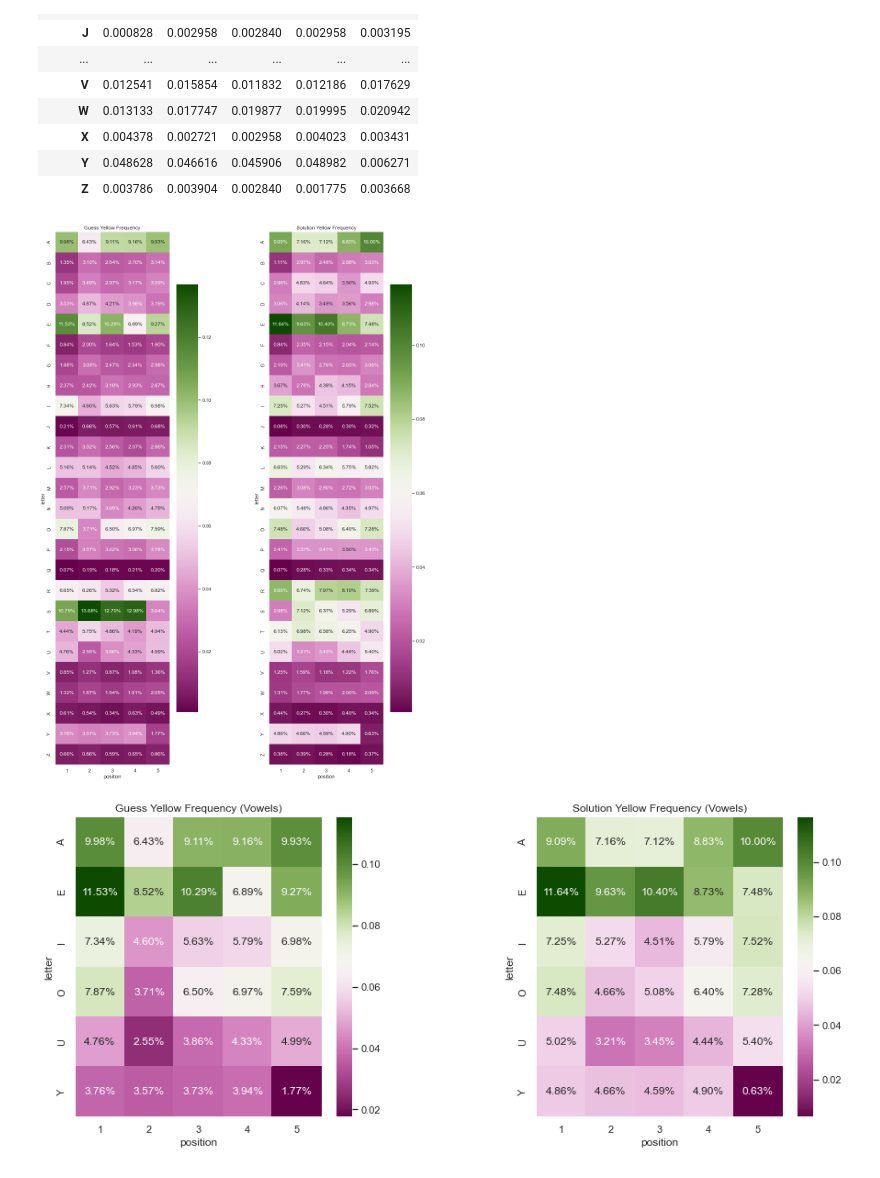
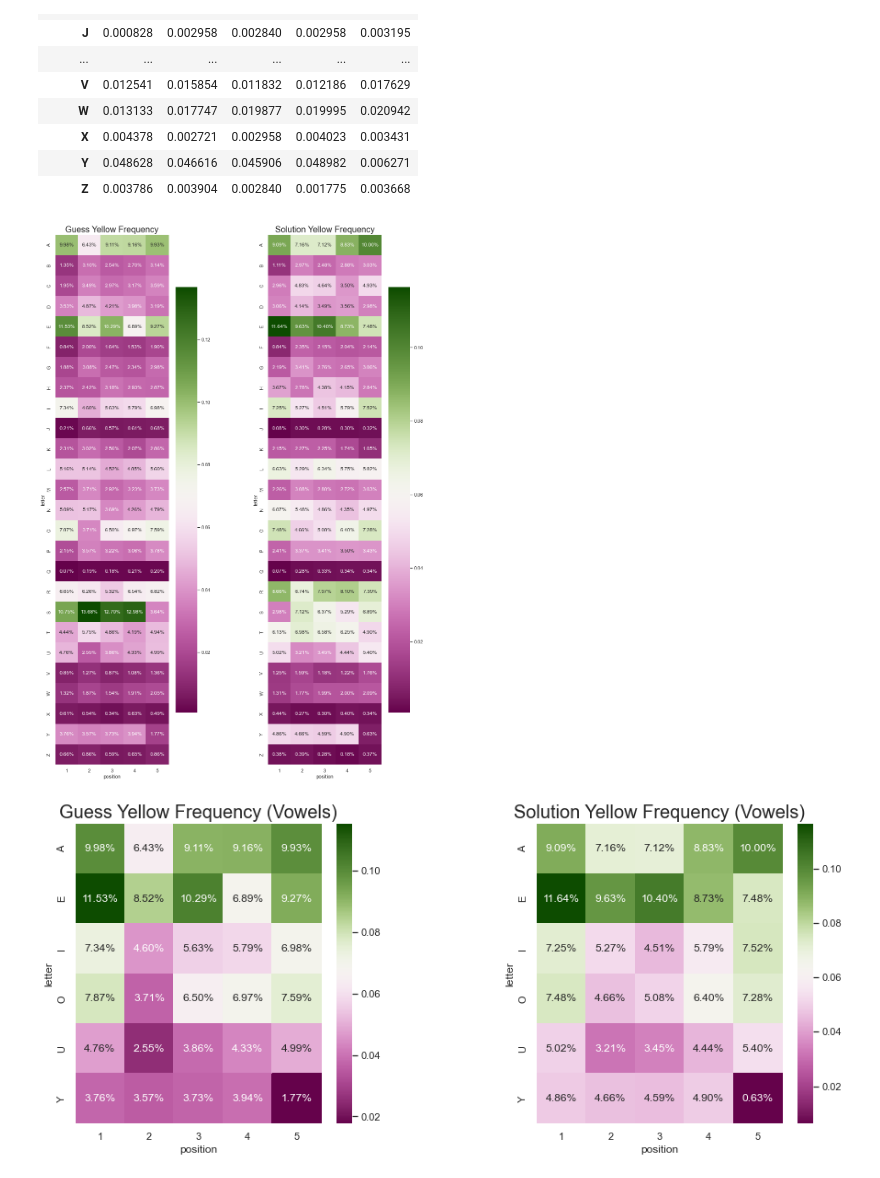
Before and after one commit to vwallen/personal-notebooks, a Jupyter notebook: wordle-letters/wordle-letters.ipynb, the cells around one changed output. Saved outputs shown, nothing was run; the diff lists cells and outputs as text; code cells hidden in the pictures.

```diff
--- a/wordle-letters/wordle-letters.ipynb
+++ b/wordle-letters/wordle-letters.ipynb
@@ -215,49 +226,57 @@ solution_yfreq
 # %%
 fig, axes = plt.subplots(1, 2, figsize=(15, 23))
 fig.subplots_adjust(wspace=0.5)
+
 hm1 = sns.heatmap(
     guess_yfreq.astype(float),
     ax=axes[0], cmap=cm.bam,
     annot=True, fmt='.2%'
-).set(
-    title='Guess Yellow Frequency',
+)
+hm1.set_title('Guess Yellow Frequency', fontsize=20)
+hm1.set(
     xlabel='position',
     ylabel='letter',
 )
+
 hm2 = sns.heatmap(
     solution_yfreq.astype(float),
     ax=axes[1], cmap=cm.bam,
     annot=True, fmt='.2%'
-).set(
-    title='Solution Yellow Frequency',
+)
+hm2.set_title('Solution Yellow Frequency', fontsize=20)
+hm2.set(
     xlabel='position',
     ylabel='letter',
-)
+);
 # %% [output]
-[figure, old version]
+[figure, new version]
 # %%
 guess_vowels_y = guess_yfreq.loc[['A','E','I','O','U','Y']]
 solution_vowels_y = solution_yfreq.loc[['A','E','I','O','U','Y']]
 
 fig, axes = plt.subplots(1, 2, figsize=(15, 6))
 fig.subplots_adjust(wspace=0.5)
+
 hm1 = sns.heatmap(
     guess_vowels_y.astype(float),
     ax=axes[0], cmap=cm.bam,
     annot=True, fmt='.2%'
-).set(
-    title='Guess Yellow Frequency (Vowels)',
+)
+hm1.set_title('Guess Yellow Frequency (Vowels)', fontsize=20)
+hm1.set(
     xlabel='position',
     ylabel='letter'
 )
+
 hm2 = sns.heatmap(
     solution_vowels_y.astype(float),
     ax=axes[1], cmap=cm.bam,
     annot=True, fmt='.2%'
-).set(
-    title='Solution Yellow Frequency (Vowels)',
+)
+hm2.set_title('Solution Yellow Frequency (Vowels)', fontsize=20)
+hm2.set(
     xlabel='position',
     ylabel='letter'
-)
+);
 # %% [output]
-[figure, old version]
+[figure, new version]
```
Also changed, not shown: parts of 13 cells of this notebook.
